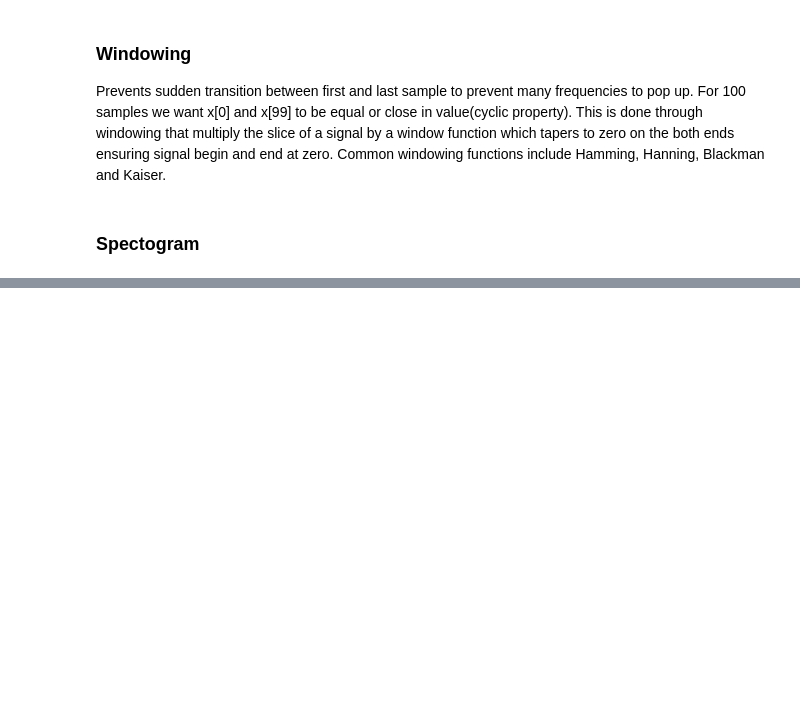
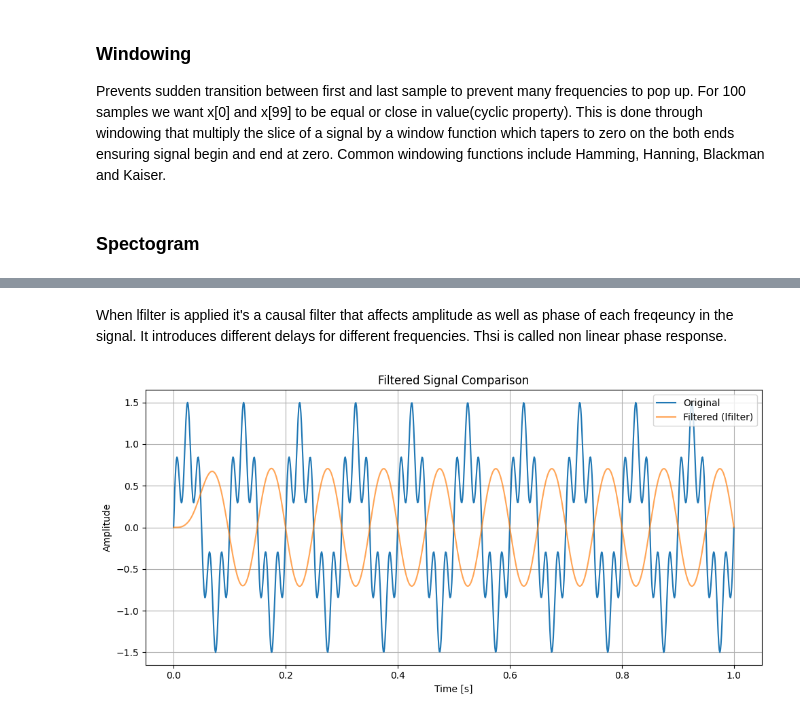
Before and after one commit to thebikashpokhrel/DSP-Notebook, a Jupyter notebook: 01_basic_operations.ipynb, the cells around one changed output, grey strips where cells are left out. Cells and saved outputs as stored; diff of their text form; code cells hidden in the pictures; blank space fills up the shorter version.

```diff
--- a/01_basic_operations.ipynb
+++ b/01_basic_operations.ipynb
@@ -128,0 +184,17 @@ plt.show()
+# %% [markdown]
+When lfilter is applied it's a causal filter that affects amplitude as well as phase of each freqeuncy in the signal. It introduces different delays for different frequencies. Thsi is called non linear phase response.
+# %%
+filtered_l = lfilter(b, a, signal)
+
+plt.figure(figsize=(10, 5))
+plt.plot(t, signal, label='Original')
+plt.plot(t, filtered_l, label='Filtered (lfilter)', alpha=0.7)
+plt.title("Filtered Signal Comparison")
+plt.xlabel("Time [s]")
+plt.ylabel("Amplitude")
+plt.legend()
+plt.grid(True)
+plt.tight_layout()
+plt.show()
+# %% [output]
+[figure, added]
```
Also changed, not shown: parts of 7 cells of this notebook.
